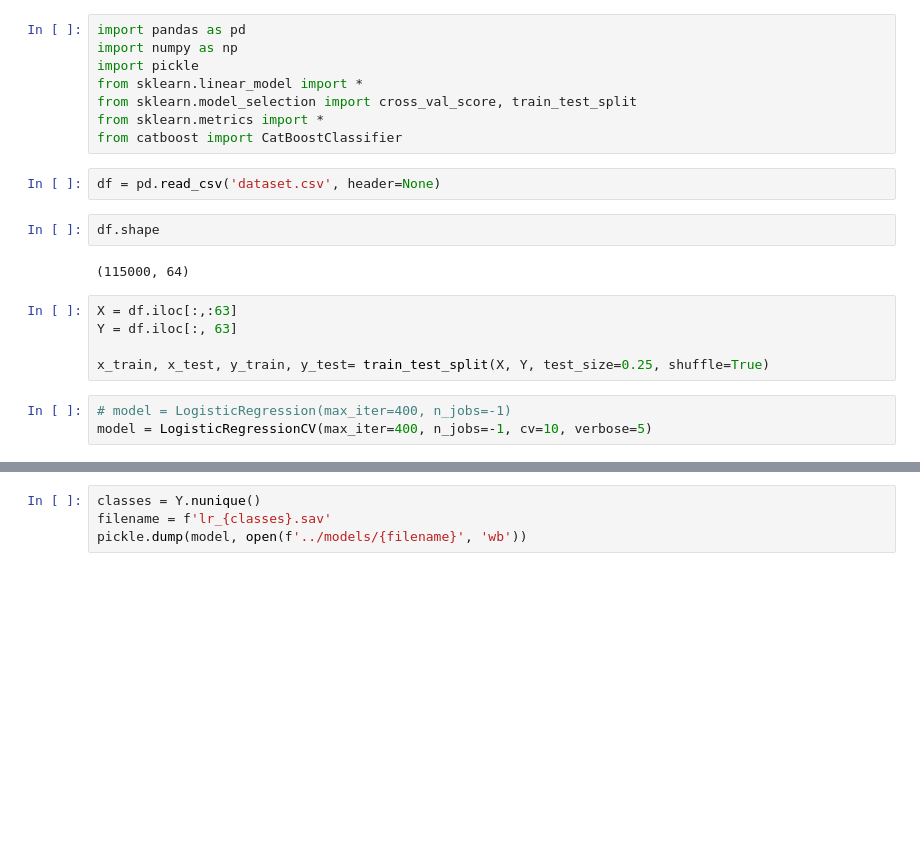
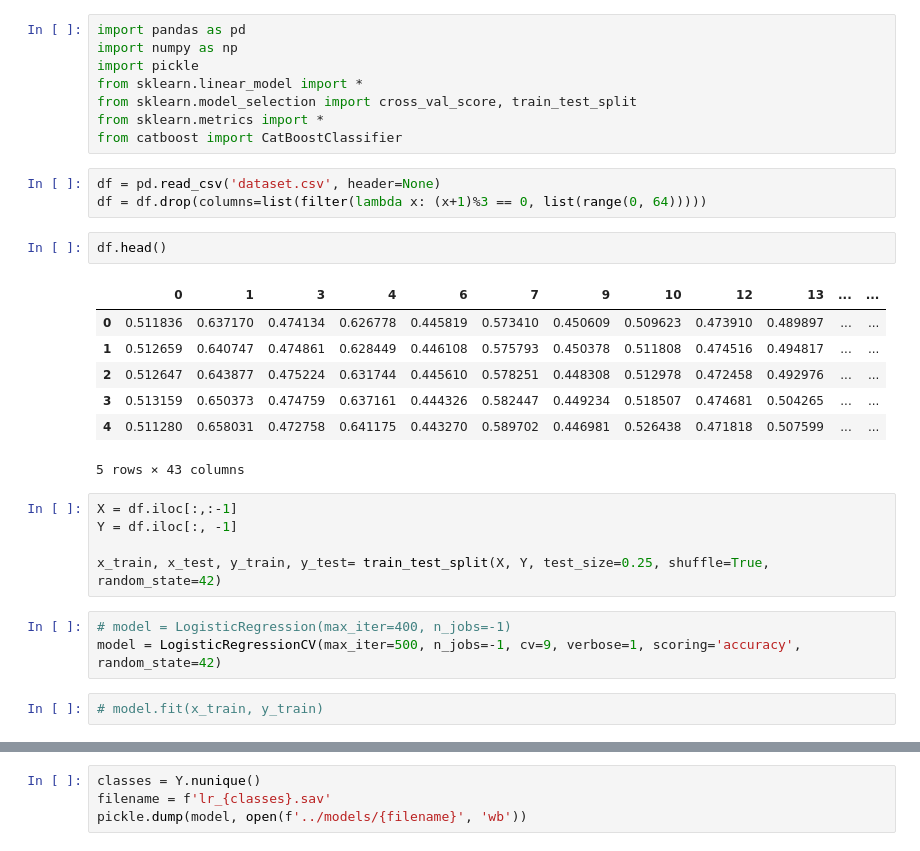
Before and after one commit to manosh7n/gesture_recognition, a Jupyter notebook: dataset/train.ipynb, the cells around one changed output, grey strips where cells are left out. Saved outputs shown, nothing was run; the diff lists cells and outputs as text; blank space fills up the shorter version.

```diff
--- a/dataset/train.ipynb
+++ b/dataset/train.ipynb
@@ -8,17 +8,26 @@ from sklearn.metrics import *
 from catboost import CatBoostClassifier
 # %%
 df = pd.read_csv('dataset.csv', header=None)
+df = df.drop(columns=list(filter(lambda x: (x+1)%3 == 0, list(range(0, 64)))))
 # %%
-df.shape
+df.head()
 # %% [output]
+|  | 0 | 1 | 3 | 4 | 6 | 7 | 9 | 10 | 12 | 13 | ... | ... |
+| 0 | 0.511836 | 0.637170 | 0.474134 | 0.626778 | 0.445819 | 0.573410 | 0.450609 | 0.509623 | 0.473910 | 0.489897 | ... | ... |
+| 1 | 0.512659 | 0.640747 | 0.474861 | 0.628449 | 0.446108 | 0.575793 | 0.450378 | 0.511808 | 0.474516 | 0.494817 | ... | ... |
+| 2 | 0.512647 | 0.643877 | 0.475224 | 0.631744 | 0.445610 | 0.578251 | 0.448308 | 0.512978 | 0.472458 | 0.492976 | ... | ... |
+| 3 | 0.513159 | 0.650373 | 0.474759 | 0.637161 | 0.444326 | 0.582447 | 0.449234 | 0.518507 | 0.474681 | 0.504265 | ... | ... |
+| 4 | 0.511280 | 0.658031 | 0.472758 | 0.641175 | 0.443270 | 0.589702 | 0.446981 | 0.526438 | 0.471818 | 0.507599 | ... | ... |
-(115000, 64)
+5 rows × 43 columns
 # %%
-X = df.iloc[:,:63]
-Y = df.iloc[:, 63]
+X = df.iloc[:,:-1]
+Y = df.iloc[:, -1]
 
-x_train, x_test, y_train, y_test= train_test_split(X, Y, test_size=0.25, shuffle=True)
+x_train, x_test, y_train, y_test= train_test_split(X, Y, test_size=0.25, shuffle=True, random_state=42)
 # %%
 # model = LogisticRegression(max_iter=400, n_jobs=-1)
-model = LogisticRegressionCV(max_iter=400, n_jobs=-1, cv=10, verbose=5)
+model = LogisticRegressionCV(max_iter=500, n_jobs=-1, cv=9, verbose=1, scoring='accuracy', random_state=42)
+# %%
+# model.fit(x_train, y_train)
 # %%
 scores = cross_val_score(model, X, Y, cv=10, scoring='accuracy', verbose=10, n_jobs=-1)
```
Also changed, not shown: parts of 8 cells of this notebook, 7 other files.
